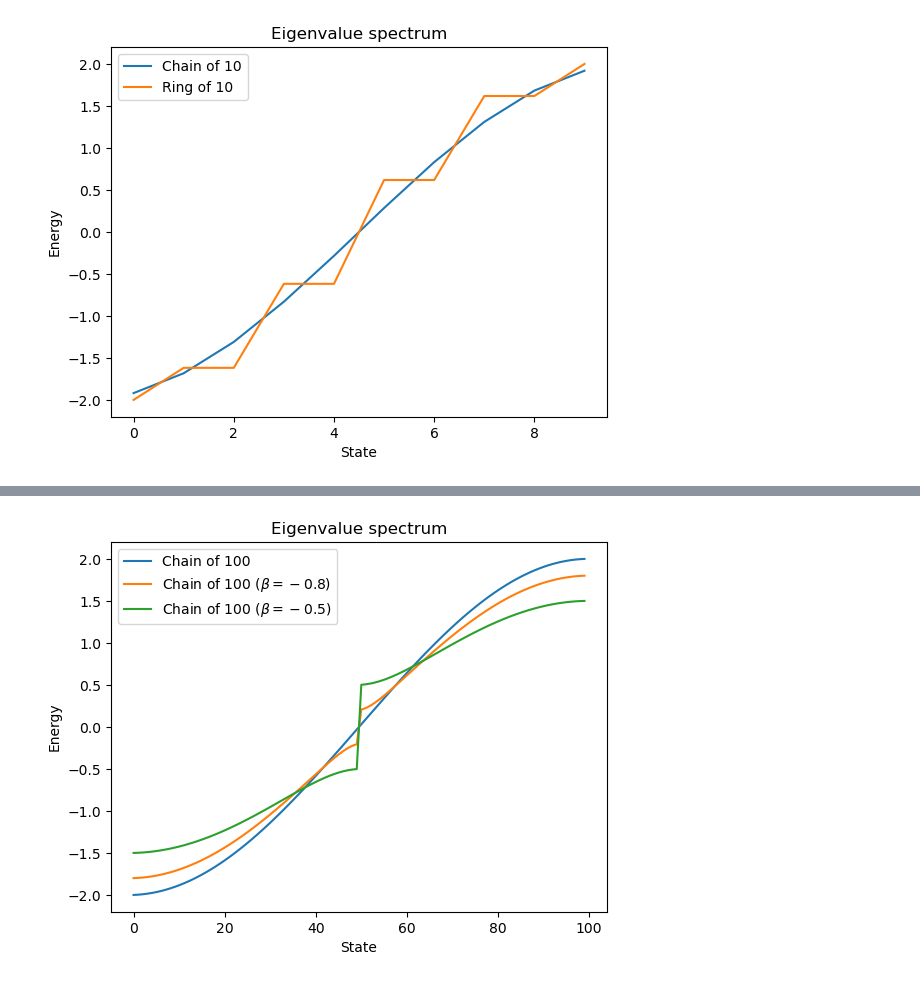
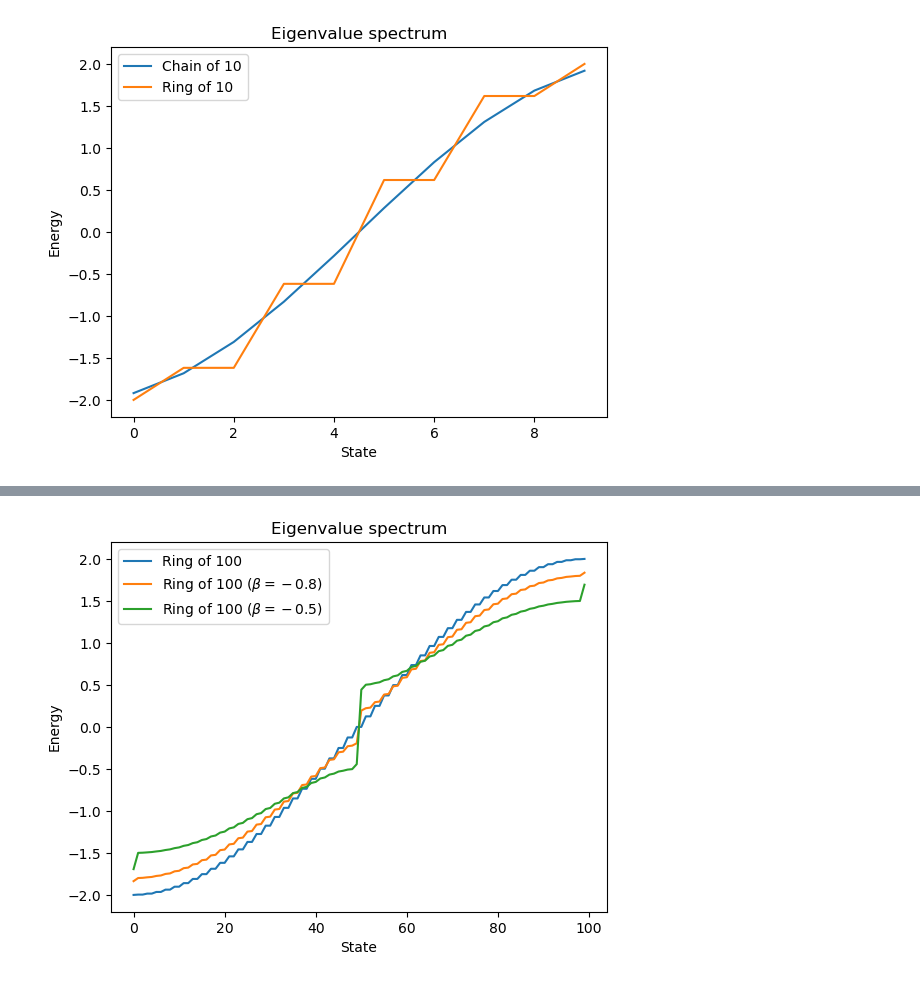
Before and after one commit to matarabadanf/Huckel-HW, a Jupyter notebook: plots/Plots.ipynb, the cells around one changed output, grey strips where cells are left out. Drawn from its saved outputs; the diff is of its cells as text; code cells hidden in the pictures.

Commit message:
Correctly generated Figures and updated report

```diff
--- a/plots/Plots.ipynb
+++ b/plots/Plots.ipynb
@@ -37,14 +68,19 @@ chain_alpha_prime.plot_eigenvalues(comment=r'$\alpha=2$')
 # %%
-# Testing the influence of alpha and beta in the eigenvalues
-chain = Chain(100)
-chain.plot_eigenvalues()
+# Testing the influence of beta in the eigenvalues for a ring
+ring = Chain(100)
+ring.close_ring()
+ring.plot_eigenvalues()
 
-chain_beta_minus = Chain(100)
-chain_beta_minus.set_beta_minus(-.8)
-chain_beta_minus.plot_eigenvalues(comment=r'$\beta=-0.8$')
+ring_beta_minus = Chain(100)
+ring_beta_minus.close_ring()
+ring_beta_minus.set_beta_minus(-.8)
+ring_beta_minus.plot_eigenvalues(comment=r'$\beta=-0.8$')
 
-chain_beta_minus = Chain(100)
-chain_beta_minus.set_beta_minus(-.5)
-chain_beta_minus.plot_eigenvalues(comment=r'$\beta=-0.5$')
+ring_beta_minus = Chain(100)
+ring_beta_minus.close_ring()
+ring_beta_minus.set_beta_minus(-.5)
+ring_beta_minus.plot_eigenvalues(comment=r'$\beta=-0.5$')
+
+plt.savefig('beta_in_ring.jpg', dpi=600)
 # %% [output]
-[figure, old version]
+[figure, new version]
```
Also changed, not shown: parts of 11 cells of this notebook, 25 other files.
